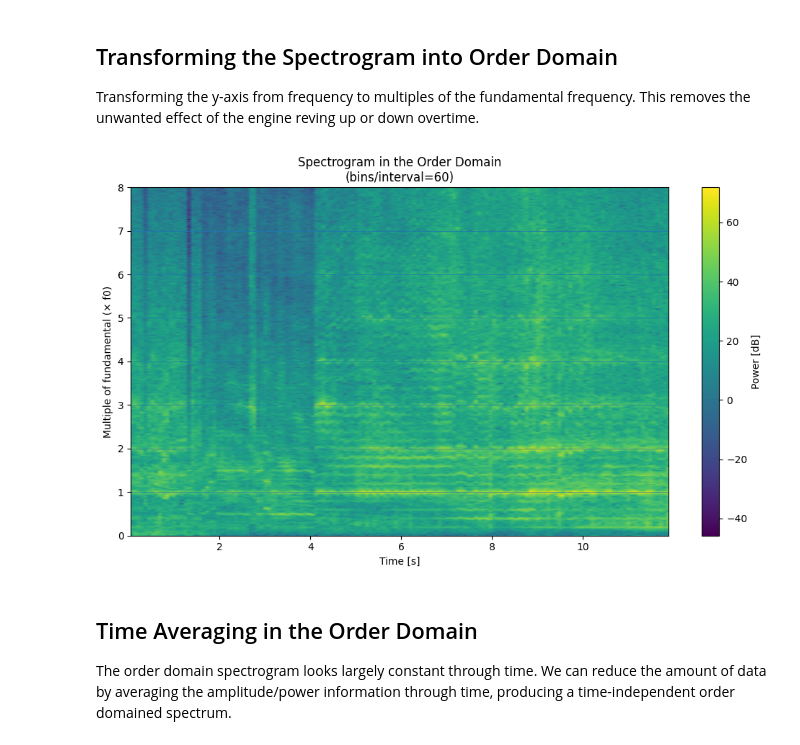
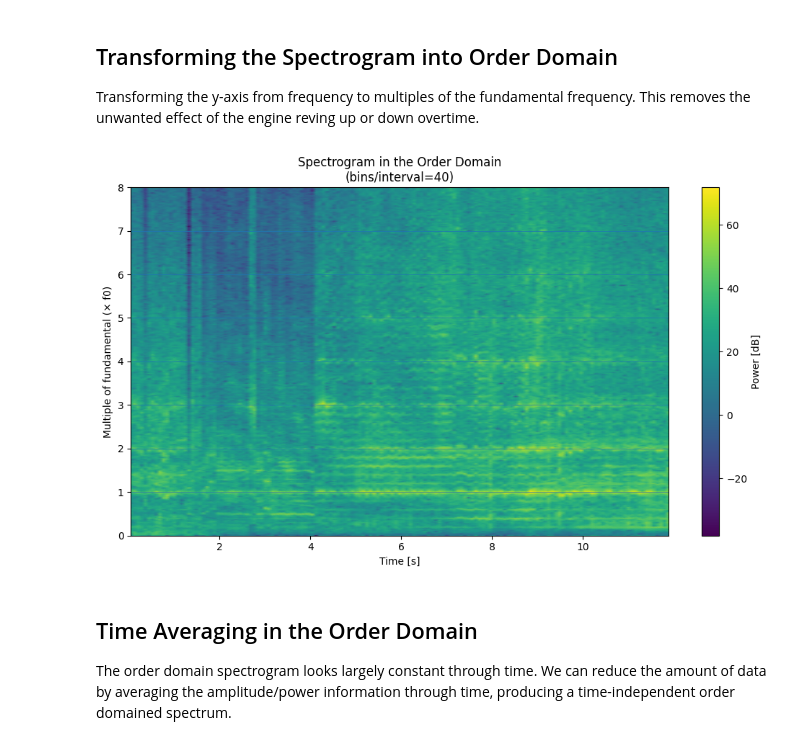
Before and after one commit to alvisngan/AASD4010_deep_learning_1_project, a Jupyter notebook: signal_processing_demo.ipynb, the cells around one changed output. Drawn from its saved outputs; the diff is of its cells as text; code cells hidden in the pictures.

```diff
--- a/signal_processing_demo.ipynb
+++ b/signal_processing_demo.ipynb
@@ -130,36 +131,36 @@ Transforming the y-axis from frequency to multiples of the fundamental frequency
 from signal_processing import transform_spectrogram_to_orders
 
 num_orders     = 8
-bins_per_interval = 60     # subdivisions between integer multiples
+bins_per_interval = 40     # subdivisions between integer multiples
 S_mult = transform_spectrogram_to_orders(Sxx, fund_idx,
                                             num_orders=num_orders,
                                             bins_per_interval=bins_per_interval)
 
 # Convert to dB for visualization (Sxx is power)
 eps = 1e-12
 S_mult_db = 10 * np.log10(S_mult + eps)
 
 # y-axis in “× f0”
 y_mult = np.arange(S_mult.shape[0]) / float(bins_per_interval)
 
 # ---- Plot transformed spectrogram ----
 plt.figure(figsize=(10, 6))
 plt.pcolormesh(t, y_mult, S_mult_db, shading="gouraud")
 plt.xlabel("Time [s]")
 plt.ylabel("Multiple of fundamental (× f0)")
 plt.ylim(0, num_orders)
 plt.title(f"Spectrogram in the Order Domain\n(bins/interval={bins_per_interval})")
 
 # optional: draw horizontal lines at integer multiples
 for m in range(1, num_orders + 1):
     plt.axhline(m, linewidth=0.5)
 
 cbar = plt.colorbar()
 cbar.set_label("Power [dB]")
 plt.tight_layout()
 plt.show()
 # %% [output]
-[figure, old version]
+[figure, new version]
 # %% [markdown]
 ## Time Averaging in the Order Domain
 The order domain spectrogram looks largely constant through time. We can reduce the amount of data by averaging the amplitude/power information through time, producing a time-independent order domained spectrum.
```
Also changed, not shown: parts of 3 cells of this notebook, 6 other files.
